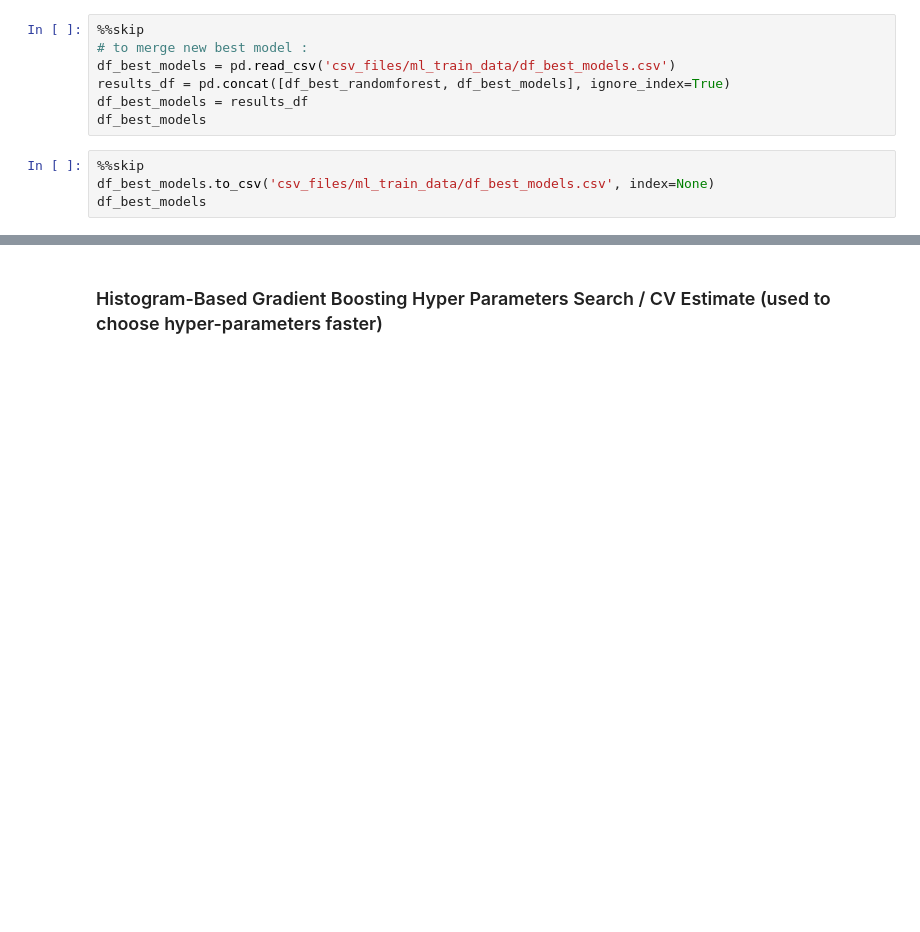
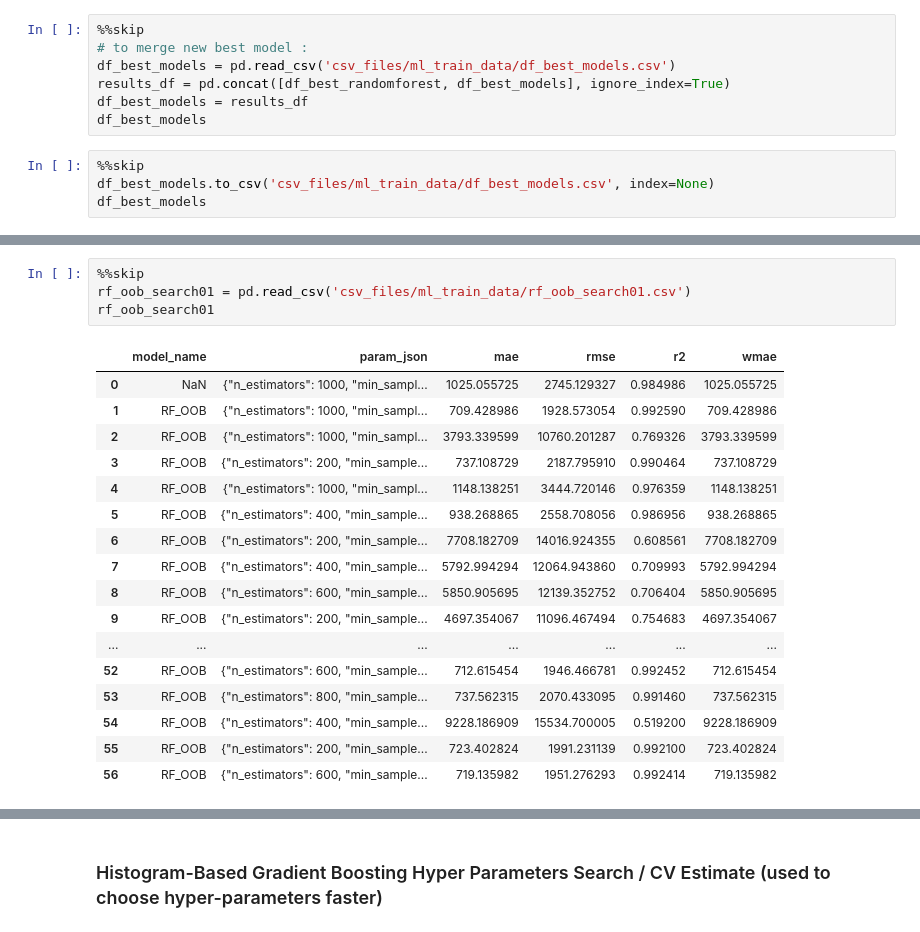
Before and after one commit to JorgeMMLRodrigues/ml_walmart_price, a Jupyter notebook: main.ipynb, the cells around one changed output, grey strips where cells are left out. Drawn from its saved outputs; the diff is of its cells as text; blank space fills up the shorter version.

```diff
--- a/main.ipynb
+++ b/main.ipynb
@@ -4178,0 +4169,22 @@ print(f"Test WMAE: {test_wmae:.2f}")
+# %%
+%%skip
+rf_oob_search01 = pd.read_csv('csv_files/ml_train_data/rf_oob_search01.csv')
+rf_oob_search01
+# %% [output]
+|  | model_name | param_json | mae | rmse | r2 | wmae |
+| 0 | NaN | {"n_estimators": 1000, "min_sampl... | 1025.055725 | 2745.129327 | 0.984986 | 1025.055725 |
+| 1 | RF_OOB | {"n_estimators": 1000, "min_sampl... | 709.428986 | 1928.573054 | 0.992590 | 709.428986 |
+| 2 | RF_OOB | {"n_estimators": 1000, "min_sampl... | 3793.339599 | 10760.201287 | 0.769326 | 3793.339599 |
+| 3 | RF_OOB | {"n_estimators": 200, "min_sample... | 737.108729 | 2187.795910 | 0.990464 | 737.108729 |
+| 4 | RF_OOB | {"n_estimators": 1000, "min_sampl... | 1148.138251 | 3444.720146 | 0.976359 | 1148.138251 |
+| 5 | RF_OOB | {"n_estimators": 400, "min_sample... | 938.268865 | 2558.708056 | 0.986956 | 938.268865 |
+| 6 | RF_OOB | {"n_estimators": 200, "min_sample... | 7708.182709 | 14016.924355 | 0.608561 | 7708.182709 |
+| 7 | RF_OOB | {"n_estimators": 400, "min_sample... | 5792.994294 | 12064.943860 | 0.709993 | 5792.994294 |
+| 8 | RF_OOB | {"n_estimators": 600, "min_sample... | 5850.905695 | 12139.352752 | 0.706404 | 5850.905695 |
+| 9 | RF_OOB | {"n_estimators": 200, "min_sample... | 4697.354067 | 11096.467494 | 0.754683 | 4697.354067 |
+| ... | ... | ... | ... | ... | ... | ... |
+| 52 | RF_OOB | {"n_estimators": 600, "min_sample... | 712.615454 | 1946.466781 | 0.992452 | 712.615454 |
+| 53 | RF_OOB | {"n_estimators": 800, "min_sample... | 737.562315 | 2070.433095 | 0.991460 | 737.562315 |
+| 54 | RF_OOB | {"n_estimators": 400, "min_sample... | 9228.186909 | 15534.700005 | 0.519200 | 9228.186909 |
+| 55 | RF_OOB | {"n_estimators": 200, "min_sample... | 723.402824 | 1991.231139 | 0.992100 | 723.402824 |
+| 56 | RF_OOB | {"n_estimators": 600, "min_sample... | 719.135982 | 1951.276293 | 0.992414 | 719.135982 |
```
Also changed, not shown: parts of 20 cells of this notebook, 1 other file.
